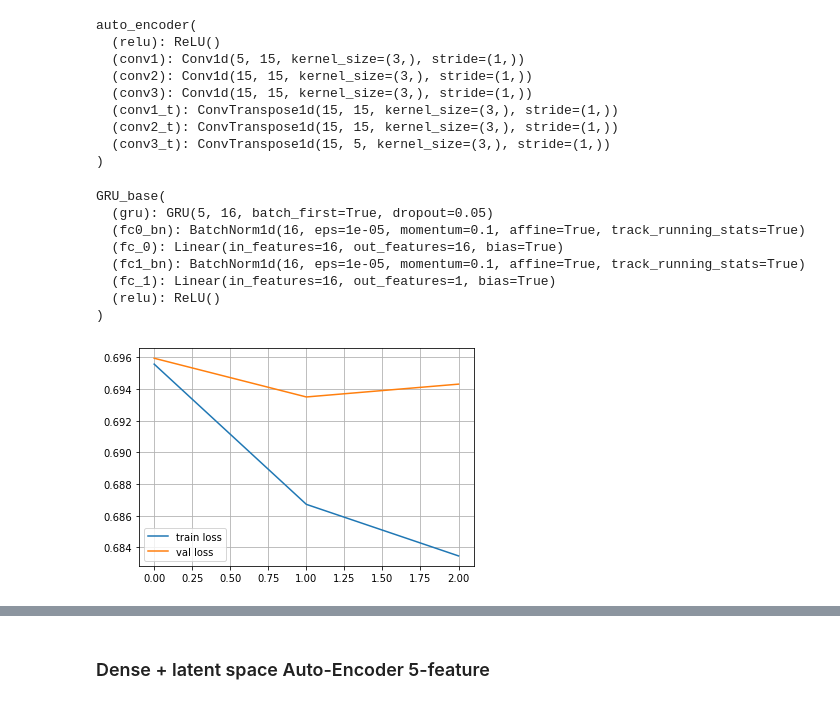
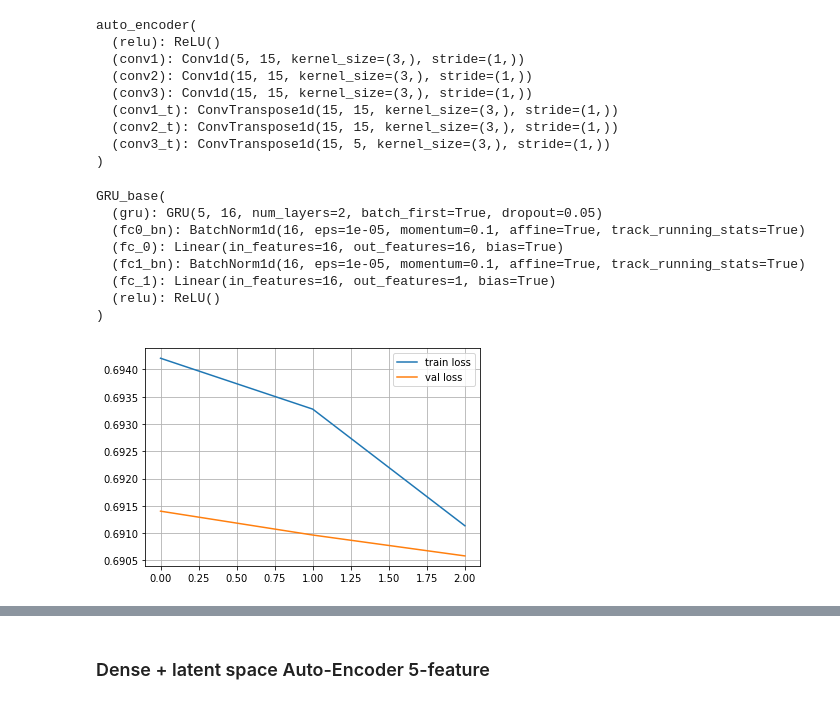
Before and after one commit to CS-433/ml-project-2-marmlla_2, a Jupyter notebook: main_price_trend.ipynb, the cells around one changed output, grey strips where cells are left out. Saved outputs shown, nothing was run; the diff lists cells and outputs as text; code cells hidden in the pictures.

```diff
--- a/main_price_trend.ipynb
+++ b/main_price_trend.ipynb
@@ -53,9 +77,15 @@ plt.show()
 # %%
 device = 'cpu'
 LOOKBACK = 7
-NORM = True
-trend = True
-train_x, val_x, test_x, train_y, val_y, test_y, norm = pp.generate_dataset(data, lookback_=LOOKBACK, trend_=trend, norm_=NORM, fraction_val_=0.1, fraction_test_=0.15)
+
+train_x, val_x, test_x, train_y, val_y, test_y, norm = pp.generate_dataset(
+  data,
+  lookback_=LOOKBACK,
+  trend_=True,
+  span_trend_=3,
+  norm_=True,
+  fraction_val_=0.1,
+  fraction_test_=0.15)
 
 l1 = len(train_x)
 l2 = len(val_x) + l1
@@ -149,13 +182,13 @@ nb 0 = 181; nb 1 = 202
 # %%
-model_gru_5 = ml.GRU_base(
-        hidden_size=8,
+model_gru_9 = ml.GRU_base(
+        hidden_size=50,
         num_layers=1,
-        input_size=5,
-        out_features_lin=8,
+        input_size=9,
+        out_features_lin=50,
         out_features_end=1,
         dropout=0.05,
         device=device)
-model_gru_5.to(device)
-model_gru_5
+model_gru_9.to(device)
+model_gru_9
 # %% [output]
 GRU_base(
@@ -167,16 +200,16 @@ GRU_base(
   (relu): ReLU()
 )
 # %%
-lr= 0.001
-num_epochs= 40
+lr= 0.0001
+num_epochs= 20
 
 train_loss, val_loss = pl.train(
-    model=model_gru_5,
+    model=model_gru_9,
     train_x_ = train_x,
     train_y_ = train_y[:,0].reshape(-1,1),
     val_x_ = val_x,
     val_y_= val_y[:,0].reshape(-1,1),
-    batch_size_=512,
+    batch_size_=32,
     num_epochs_=num_epochs,
     lr_=lr,
     criterion_ = nn.BCEWithLogitsLoss(pos_weight=positive_weight),
@@ -366,7 +399,7 @@ auto_encoder(
 # %%
 model_gru_autoenc_5 = ml.GRU_base(
         hidden_size=16,
-        num_layers=1,
+        num_layers=2,
         input_size=5,
         out_features_lin=16,
         out_features_end=1,
@@ -376,7 +409,7 @@ model_gru_autoenc_5.to(device)
 model_gru_autoenc_5
 # %% [output]
 GRU_base(
-  (gru): GRU(5, 16, batch_first=True, dropout=0.05)
+  (gru): GRU(5, 16, num_layers=2, batch_first=True, dropout=0.05)
   (fc0_bn): BatchNorm1d(16, eps=1e-05, momentum=0.1, affine=True, track_running_stats=True)
   (fc_0): Linear(in_features=16, out_features=16, bias=True)
   (fc1_bn): BatchNorm1d(16, eps=1e-05, momentum=0.1, affine=True, track_running_stats=True)
@@ -387,36 +420,36 @@ GRU_base(
 model_autoenc_5.eval()
 inp1 = torch.from_numpy(np.swapaxes(train_x,1,2))
 out = model_autoenc_5(inp1.to(device).float())
 train_x_smooth = np.swapaxes(out.cpu().detach().numpy(),2,1)
 
 inp2 = torch.from_numpy(np.swapaxes(val_x,1,2))
 out = model_autoenc_5(inp2.to(device).float())
 val_x_smooth = np.swapaxes(out.cpu().detach().numpy(),2,1)
 
-lr= 0.001
+lr= 0.0001
 num_epochs= 17
 
 train_loss, val_loss = pl.train(
     model=model_gru_autoenc_5,
     train_x_ = train_x_smooth,
     train_y_ = train_y[:,0].reshape(-1,1),
     val_x_ = val_x_smooth,
     val_y_= val_y[:,0].reshape(-1,1),
-    batch_size_=512,
+    batch_size_=32,
     num_epochs_=num_epochs,
     lr_=lr,
     criterion_ = nn.BCEWithLogitsLoss(pos_weight=positive_weight),
     device_=device,
     verbose = 0)
 
 chunksize= int(num_epochs/3)
 plt.plot(pl.smooth_loss(train_loss, chunksize = chunksize)[0:] , label="train loss")
 plt.plot(pl.smooth_loss(val_loss, chunksize = chunksize)[0:] , label="val loss")
 plt.legend()
 plt.grid()
 plt.show()
 # %% [output]
-[figure, old version]
+[figure, new version]
 # %%
 inp3 = torch.from_numpy(np.swapaxes(val_x,1,2))
 out = model_autoenc_5(inp3.to(device).float())
```
Also changed, not shown: parts of 17 cells of this notebook, 35 other files.
